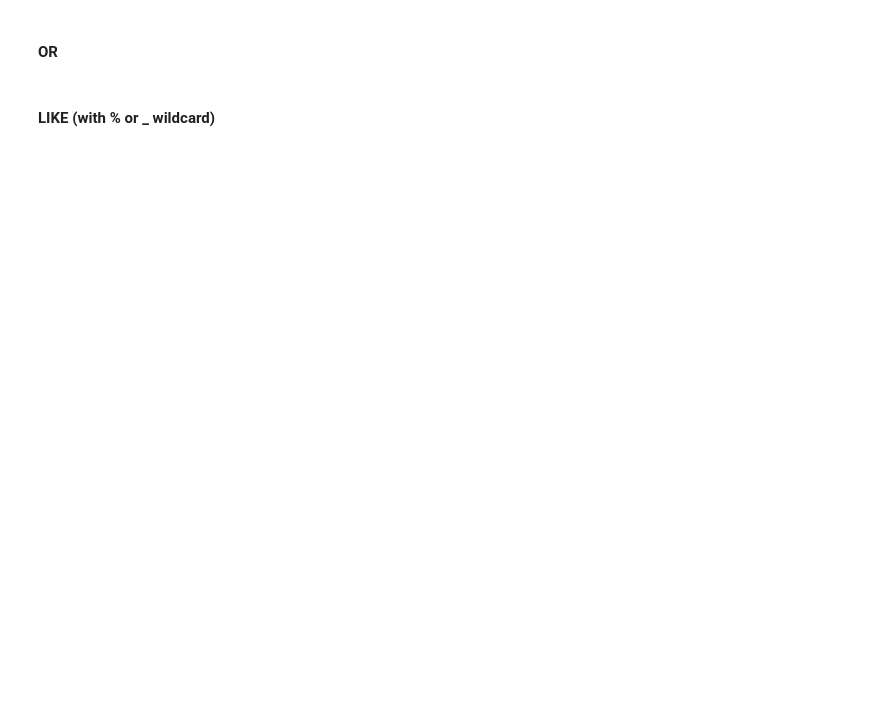
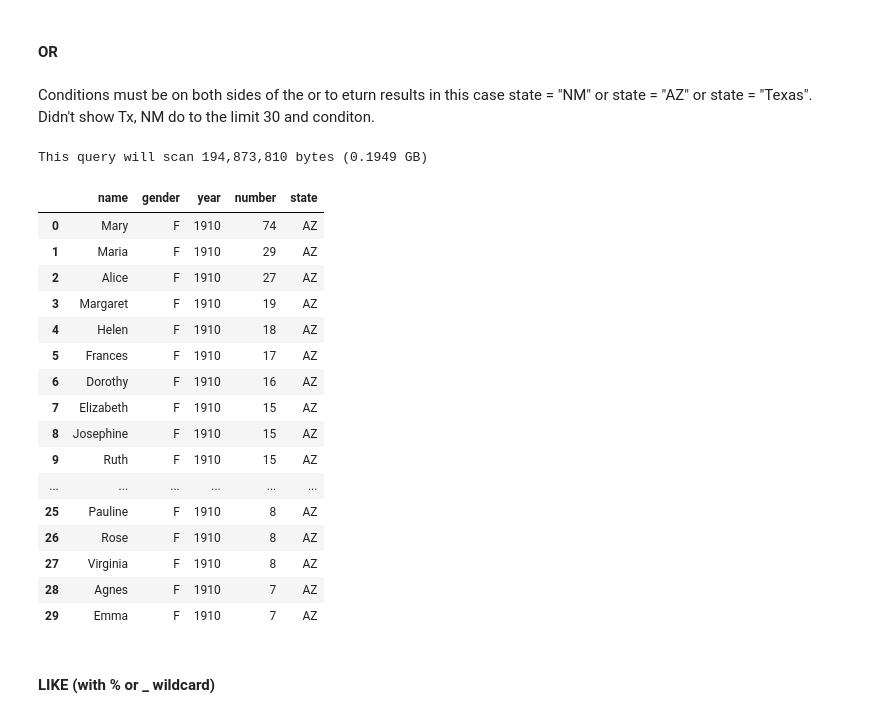
Before and after one commit to cyeef/Data-Science-Portfolio-C21-, a Jupyter notebook: Projects/Project-3/SQL.2-BQ.project.template.ipynb, the cells around one changed output. Saved outputs shown, nothing was run; the diff lists cells and outputs as text; code cells hidden in the pictures; blank space fills up the shorter version.

```diff
--- a/Projects/Project-3/SQL.2-BQ.project.template.ipynb
+++ b/Projects/Project-3/SQL.2-BQ.project.template.ipynb
@@ -28,4 +196,35 @@ Write your question and then answer it using the SQL statements below.  Be sure
 # %% [markdown]
 #### OR
+# %% [markdown]
+Conditions must be on both sides of the or to eturn results in this case state = "NM" or state = "AZ" or state = "Texas".  Didn't show Tx, NM do to the limit 30 and conditon.
+# %%
+query = """
+    SELECT name, gender, year, number, state
+    FROM `bigquery-public-data.usa_names.usa_1910_current`
+    WHERE state = 'NM' OR state = 'AZ' OR state =  'TX'
+    LIMIT 30
+"""
+dry_run(query)
+df = run_sql(query)
+df
+# %% [output]
+This query will scan 194,873,810 bytes (0.1949 GB)
+|  | name | gender | year | number | state |
+| 0 | Mary | F | 1910 | 74 | AZ |
+| 1 | Maria | F | 1910 | 29 | AZ |
+| 2 | Alice | F | 1910 | 27 | AZ |
+| 3 | Margaret | F | 1910 | 19 | AZ |
+| 4 | Helen | F | 1910 | 18 | AZ |
+| 5 | Frances | F | 1910 | 17 | AZ |
+| 6 | Dorothy | F | 1910 | 16 | AZ |
+| 7 | Elizabeth | F | 1910 | 15 | AZ |
+| 8 | Josephine | F | 1910 | 15 | AZ |
+| 9 | Ruth | F | 1910 | 15 | AZ |
+| ... | ... | ... | ... | ... | ... |
+| 25 | Pauline | F | 1910 | 8 | AZ |
+| 26 | Rose | F | 1910 | 8 | AZ |
+| 27 | Virginia | F | 1910 | 8 | AZ |
+| 28 | Agnes | F | 1910 | 7 | AZ |
+| 29 | Emma | F | 1910 | 7 | AZ |
 # %% [markdown]
 #### LIKE (with % or _ wildcard)
```
Also changed, not shown: parts of 42 cells of this notebook.
